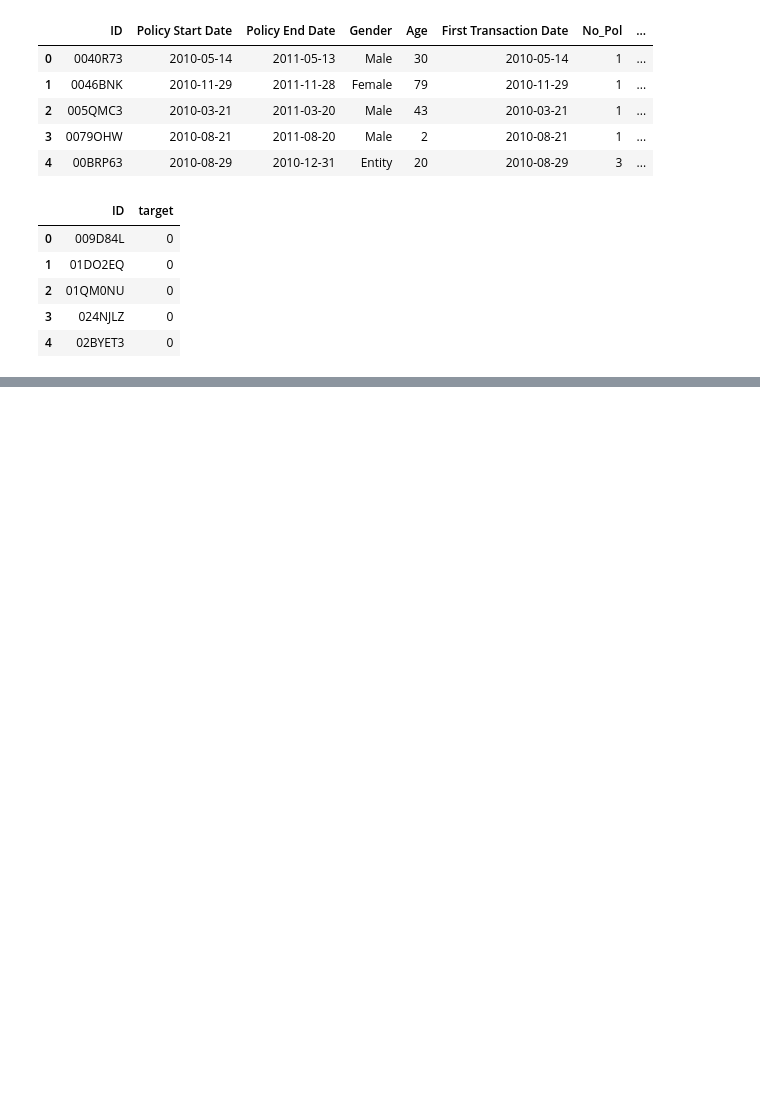
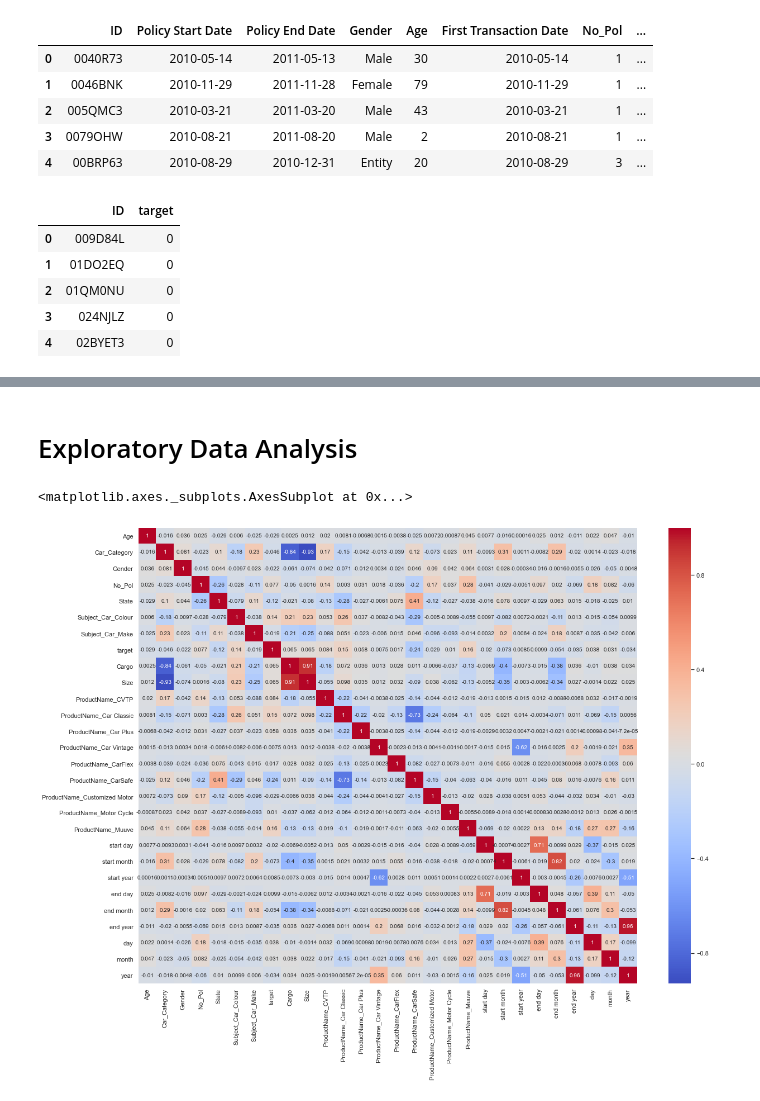
Before and after one commit to Chizzy-codes/Umoja-Hackathon, a Jupyter notebook: Umoja Hackathon Solution.ipynb, the cells around one changed output, grey strips where cells are left out. Drawn from its saved outputs; the diff is of its cells as text; code cells hidden in the pictures; blank space fills up the shorter version.

```diff
--- a/Umoja Hackathon Solution.ipynb
+++ b/Umoja Hackathon Solution.ipynb
@@ -56,0 +407,5 @@ submit.head()
+# %%
+# Convert to datatime features
+
+data['Policy Start Date'] = pd.to_datetime(data['Policy Start Date'])
+data['Policy End Date'] = pd.to_datetime(data['Policy End Date'])
@@ -56,0 +434,10 @@ submit.head()
+# %%
+# Start
+data['start day'] = data['Policy Start Date'].dt.day
+data['start month'] = data['Policy Start Date'].dt.month
+data['start year'] = data['Policy Start Date'].dt.year
+
+# End
+data['end day'] = data['Policy End Date'].dt.day
+data['end month'] = data['Policy End Date'].dt.month
+data['end year'] = data['Policy End Date'].dt.year
@@ -56,0 +467,8 @@ submit.head()
+# %%
+# Caution
+
+data['day'] = data['end day'] - data['start day']
+data['month'] = data['end month'] - data['start month']
+data['year'] = data['end year'] - data['start year']
+
+#data.drop(['end day', 'end month', 'end year', 'start day', 'start year', 'start month'], axis=1, inplace=True)
@@ -56,0 +505,11 @@ submit.head()
+# %%
+data.drop(['First Transaction Date', 'Policy End Date', 'Policy Start Date', 'LGA_Name', 'ID'], axis=1, inplace=True)
+# %% [markdown]
+# Exploratory Data Analysis
+# %%
+plt.figure(figsize=(20,15))
+
+sns.heatmap(data.corr(), cmap='coolwarm', annot=True)
+# %% [output]
+<matplotlib.axes._subplots.AxesSubplot at 0x...>
+[figure, added]
```
Also changed, not shown: parts of 55 cells of this notebook, 1 other file.
